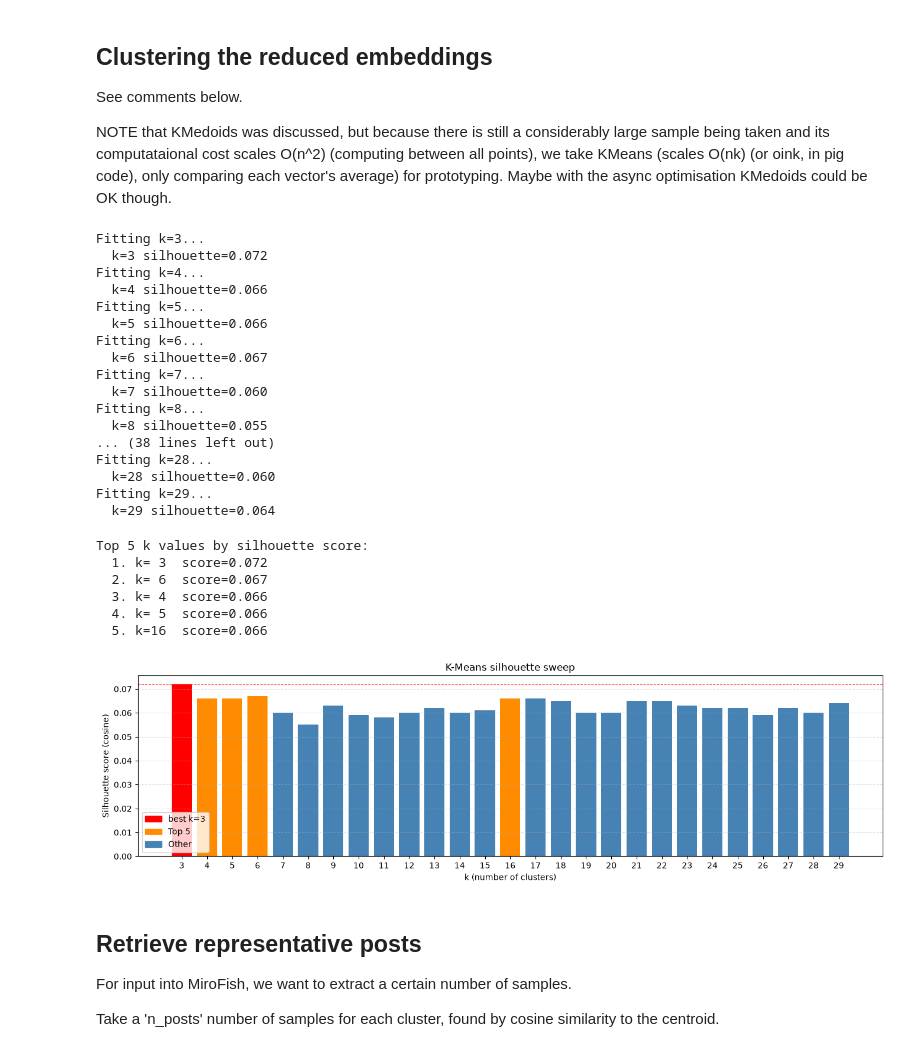
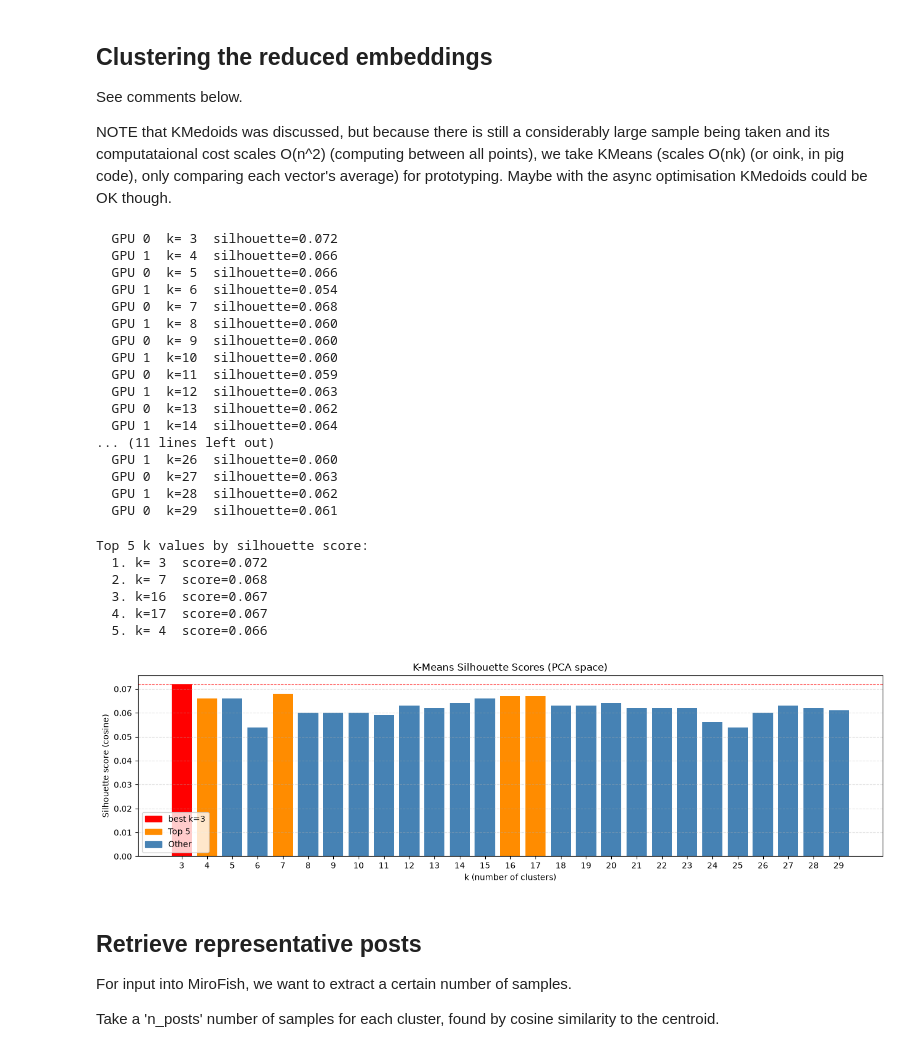
Before and after one commit to Gigascale-Labs/Pulse, a Jupyter notebook: data_load_personae.ipynb, the cells around one changed output. Saved outputs shown, nothing was run; the diff lists cells and outputs as text; code cells hidden in the pictures.

```diff
--- a/data_load_personae.ipynb
+++ b/data_load_personae.ipynb
@@ -85,4 +88,4 @@ Multi-GPU: 2 GPUs [0, 1]. Both used for embedding; GPU 0 used for cuml.
 
 Comes from the [MoltBook Observatory dataset](https://huggingface.co/datasets/SimulaMet/moltbook-observatory-archive).
 # %%
-EMBED = True
+EMBED = False
@@ -476,68 +470,80 @@ NOTE that KMedoids was discussed, but because there is still a considerably larg
 # n_init: number of random initialisations; increase if runtime allows.
 n_init = 10
 
+# Distribute k values across available GPUs using threads.
+# cuML releases the GIL during GPU kernels so threads genuinely run in parallel.
+# cp.cuda.Device is thread-local: each thread pins to its own GPU safely.
+_n_gpus = max(len(gpu_ids), 1)
+_ks     = list(range(3, 30))
+_gpu_assignments = [(gpu_ids[i % _n_gpus], k) for i, k in enumerate(_ks)]
+
+def _fit_k(args):
+    device_id, k = args
+    with cp.cuda.Device(device_id):
+        km = cuml.cluster.KMeans(n_clusters=k, random_state=42, n_init=n_init)
+        lbls = np.asarray(km.fit_predict(embeddings))
+        score = round(float(silhouette_score(embeddings, lbls, metric="cosine")), 3)
+    print(f"  GPU {device_id}  k={k:2d}  silhouette={score:.3f}", flush=True)
+    return k, score
+
 scores = {}
-for k in range(3, 30):
-    print(f"Fitting k={k}...")
-    km = cuml.cluster.KMeans(n_clusters=k, random_state=42, n_init=n_init)
-    labels = np.asarray(km.fit_predict(embeddings))
-    score = silhouette_score(embeddings, labels, metric="cosine")
-    scores[k] = round(score, 3)
-    print(f"  k={k} silhouette={score:.3f}")
+with ThreadPoolExecutor(max_workers=_n_gpus) as pool:
+    for k, score in pool.map(_fit_k, _gpu_assignments):
+        scores[k] = score
 
 best_k = max(scores, key=scores.get)
 # %% [output]
-Fitting k=3...
-  k=3 silhouette=0.072
-Fitting k=4...
-  k=4 silhouette=0.066
-Fitting k=5...
-  k=5 silhouette=0.066
-Fitting k=6...
-  k=6 silhouette=0.067
-Fitting k=7...
-  k=7 silhouette=0.060
-Fitting k=8...
-  k=8 silhouette=0.055
-... (38 lines left out)
-Fitting k=28...
-  k=28 silhouette=0.060
-Fitting k=29...
-  k=29 silhouette=0.064
+  GPU 0  k= 3  silhouette=0.072
+  GPU 1  k= 4  silhouette=0.066
+  GPU 0  k= 5  silhouette=0.066
+  GPU 1  k= 6  silhouette=0.054
+  GPU 0  k= 7  silhouette=0.068
+  GPU 1  k= 8  silhouette=0.060
+  GPU 0  k= 9  silhouette=0.060
+  GPU 1  k=10  silhouette=0.060
+  GPU 0  k=11  silhouette=0.059
+  GPU 1  k=12  silhouette=0.063
+  GPU 0  k=13  silhouette=0.062
+  GPU 1  k=14  silhouette=0.064
+... (11 lines left out)
+  GPU 1  k=26  silhouette=0.060
+  GPU 0  k=27  silhouette=0.063
+  GPU 1  k=28  silhouette=0.062
+  GPU 0  k=29  silhouette=0.061
 # %%
 sorted_scores = sorted(scores.items(), key=lambda x: x[1], reverse=True)
 top5 = {k for k, _ in sorted_scores[:5]}
 
 print("Top 5 k values by silhouette score:")
 for rank, (k, s) in enumerate(sorted_scores[:5], 1):
     print(f"  {rank}. k={k:2d}  score={s:.3f}")
 
 ks = sorted(scores.keys())
 vals = [scores[k] for k in ks]
 colors = ["red" if k == best_k else "darkorange" if k in top5 else "steelblue" for k in ks]
 
 fig, ax = plt.subplots(figsize=(max(6, len(ks) * 0.5), 4))
 ax.bar([str(k) for k in ks], vals, color=colors)
 ax.set_xlabel("k (number of clusters)")
 ax.set_ylabel("Silhouette score (cosine)")
-ax.set_title("K-Means silhouette sweep")
+ax.set_title("K-Means Silhouette Scores (PCA space)")
 ax.axhline(scores[best_k], color="red", linestyle="--", linewidth=0.8, alpha=0.6)
 ax.legend(handles=[
     Patch(color="red", label=f"best k={best_k}"),
     Patch(color="darkorange", label="Top 5"),
     Patch(color="steelblue", label="Other"),
 ])
 ax.grid(axis="y", linestyle="--", alpha=0.4)
 plt.tight_layout()
 plt.show()
 # %% [output]
 Top 5 k values by silhouette score:
   1. k= 3  score=0.072
-  2. k= 6  score=0.067
-  3. k= 4  score=0.066
-  4. k= 5  score=0.066
-  5. k=16  score=0.066
+  2. k= 7  score=0.068
+  3. k=16  score=0.067
+  4. k=17  score=0.067
+  5. k= 4  score=0.066
-[figure, old version]
+[figure, new version]
 # %% [markdown]
 ## Retrieve representative posts
 
```
Also changed, not shown: parts of 43 cells of this notebook.
